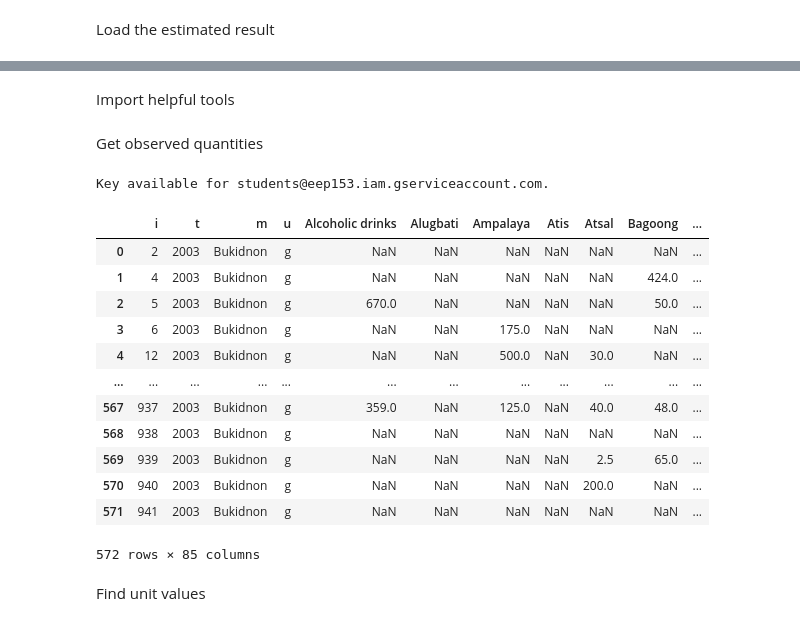
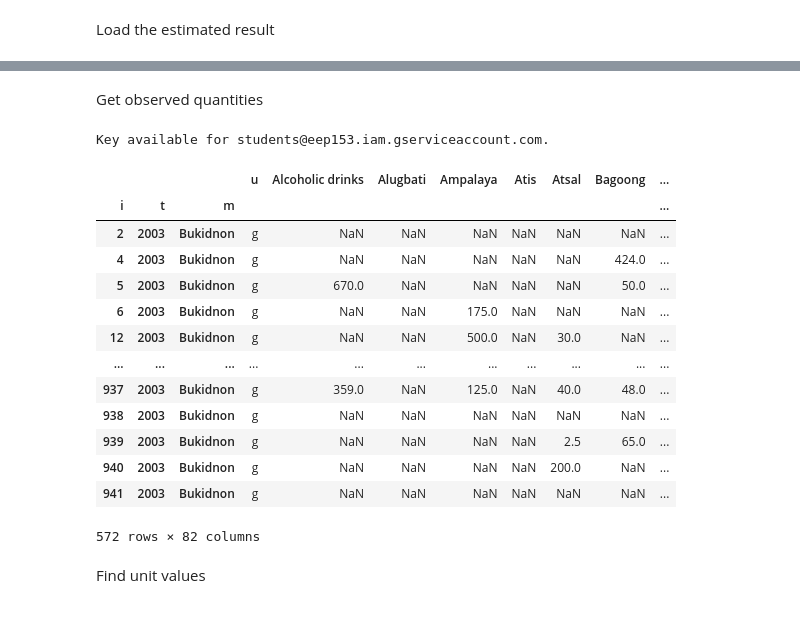
Before and after one commit to HoshiaiP/EEP153B, a Jupyter notebook: PredictedQuantities.ipynb, the cells around one changed output, grey strips where cells are left out. Cells and saved outputs as stored; diff of their text form; code cells hidden in the pictures.

```diff
--- a/PredictedQuantities.ipynb
+++ b/PredictedQuantities.ipynb
@@ -51,5 +49,3 @@ x_hat
-# %% [markdown]
-Import helpful tools
 # %%
 from eep153_tools.sheets import read_sheets
 import numpy as np
@@ -72,23 +68,25 @@ Get observed quantities
 # %%
 q = get_clean_sheet("https://docs.google.com/spreadsheets/d/1z35Kyga40hhoGBEQIY9jReY6z1wmnsnlUVw-pFEaBhg/edit#gid=1111889272",
                    sheet="Quantities")
 q.replace(0, np.nan, inplace=True)
+q.set_index(['i', 't', 'm'], inplace=True)
 q
 # %% [output]
 Key available for students@eep153.iam.gserviceaccount.com.
-|  | i | t | m | u | Alcoholic drinks | Alugbati | Ampalaya | Atis | Atsal | Bagoong | ... |
-| 0 | 2 | 2003 | Bukidnon | g | NaN | NaN | NaN | NaN | NaN | NaN | ... |
-| 1 | 4 | 2003 | Bukidnon | g | NaN | NaN | NaN | NaN | NaN | 424.0 | ... |
-| 2 | 5 | 2003 | Bukidnon | g | 670.0 | NaN | NaN | NaN | NaN | 50.0 | ... |
-| 3 | 6 | 2003 | Bukidnon | g | NaN | NaN | 175.0 | NaN | NaN | NaN | ... |
-| 4 | 12 | 2003 | Bukidnon | g | NaN | NaN | 500.0 | NaN | 30.0 | NaN | ... |
-| ... | ... | ... | ... | ... | ... | ... | ... | ... | ... | ... | ... |
-| 567 | 937 | 2003 | Bukidnon | g | 359.0 | NaN | 125.0 | NaN | 40.0 | 48.0 | ... |
-| 568 | 938 | 2003 | Bukidnon | g | NaN | NaN | NaN | NaN | NaN | NaN | ... |
-| 569 | 939 | 2003 | Bukidnon | g | NaN | NaN | NaN | NaN | 2.5 | 65.0 | ... |
-| 570 | 940 | 2003 | Bukidnon | g | NaN | NaN | NaN | NaN | 200.0 | NaN | ... |
-| 571 | 941 | 2003 | Bukidnon | g | NaN | NaN | NaN | NaN | NaN | NaN | ... |
+|  |  |  | u | Alcoholic drinks | Alugbati | Ampalaya | Atis | Atsal | Bagoong | ... |
+| i | t | m |  |  |  |  |  |  |  | ... |
+| 2 | 2003 | Bukidnon | g | NaN | NaN | NaN | NaN | NaN | NaN | ... |
+| 4 | 2003 | Bukidnon | g | NaN | NaN | NaN | NaN | NaN | 424.0 | ... |
+| 5 | 2003 | Bukidnon | g | 670.0 | NaN | NaN | NaN | NaN | 50.0 | ... |
+| 6 | 2003 | Bukidnon | g | NaN | NaN | 175.0 | NaN | NaN | NaN | ... |
+| 12 | 2003 | Bukidnon | g | NaN | NaN | 500.0 | NaN | 30.0 | NaN | ... |
+| ... | ... | ... | ... | ... | ... | ... | ... | ... | ... | ... |
+| 937 | 2003 | Bukidnon | g | 359.0 | NaN | 125.0 | NaN | 40.0 | 48.0 | ... |
+| 938 | 2003 | Bukidnon | g | NaN | NaN | NaN | NaN | NaN | NaN | ... |
+| 939 | 2003 | Bukidnon | g | NaN | NaN | NaN | NaN | 2.5 | 65.0 | ... |
+| 940 | 2003 | Bukidnon | g | NaN | NaN | NaN | NaN | 200.0 | NaN | ... |
+| 941 | 2003 | Bukidnon | g | NaN | NaN | NaN | NaN | NaN | NaN | ... |
-572 rows × 85 columns
+572 rows × 82 columns
 # %% [markdown]
 Find unit values
 # %%
```
Also changed, not shown: parts of 8 cells of this notebook, 1 other file.
